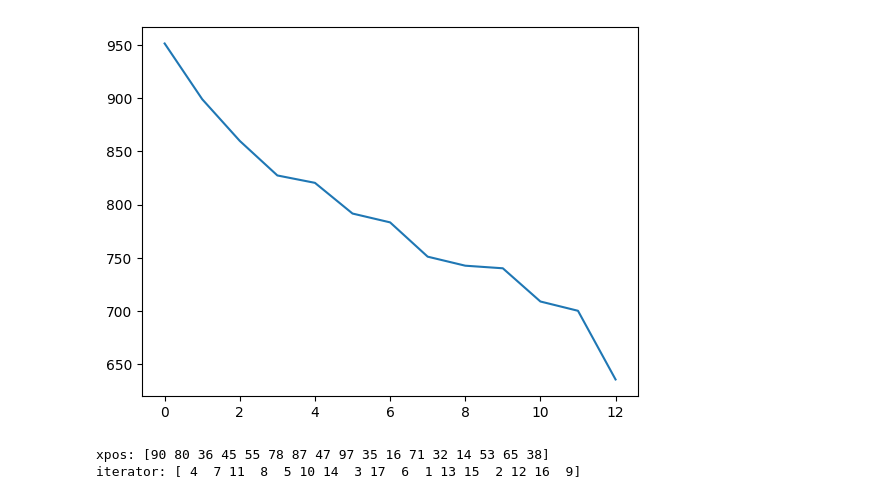
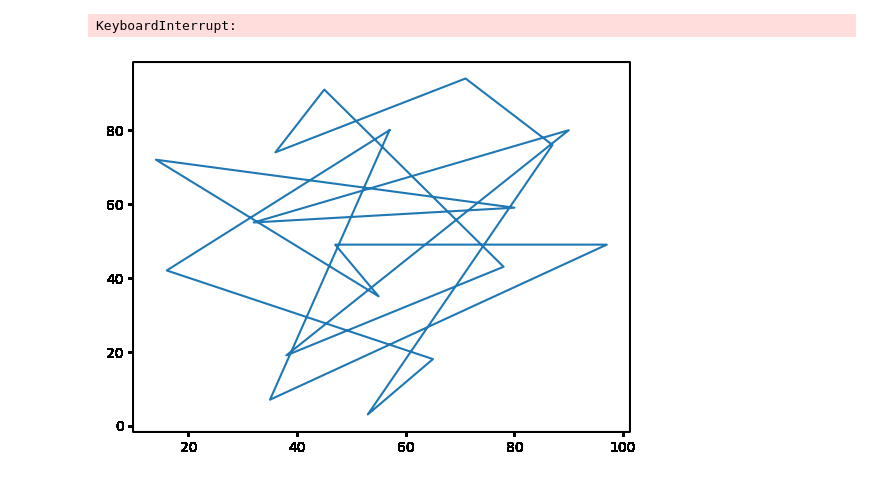
Before and after one commit to angelrodriguez0617/ECE-4850-Machine-Learning, a Jupyter notebook: project2/project2.ipynb, the cells around one changed output. Drawn from its saved outputs; the diff is of its cells as text; code cells hidden in the pictures.

Commit message:
subplot attempted lol

```diff
--- a/project2/project2.ipynb
+++ b/project2/project2.ipynb
@@ -37,37 +37,38 @@ def total_energy(x,y,iter):
     energy = get_distance(x[iter.size],y[iter.size],x[0],y[0])
     total_energy += energy
     return total_energy
 
 
 def swap(iter):
     rand_int = random.randrange(0, iterator.size - 2)
     iter[rand_int], iter[rand_int-1] = iter[rand_int-1], iter[rand_int]
     return iter
 
 energy_list = np.array([])
 energy_list = np.append(energy_list, total_energy(xpath,ypath,iterator))
 
+plt.ion()
+fig = plt.figure()
 for i in range(1000):
     iterator = swap(iterator)
     energy = total_energy(xpos,ypos,iterator)
-    #plt.plot(np.append(np.append(xpos[0],xpos[iterator]),xpos[0]), np.append(np.append(ypos[0],ypos[iterator]),ypos[0]))
-    #plt.draw()
-    #plt.pause(0.0001)
-    #plt.clf()
+    subplot = fig.add_subplot(1,1,1)
+    subplot.plot(np.append(np.append(xpos[0],xpos[iterator]),xpos[0]), np.append(np.append(ypos[0],ypos[iterator]),ypos[0]))
+    fig.canvas.draw()
+    fig.canvas.flush_events()
     if energy < energy_list[-1]:
         energy_list = np.append(energy_list, energy)
 
 plt.plot(energy_list)
 plt.show()
 
 # delta E = E_i - E_i-1
 
 # where E_i is current energy and
 # E_i-1  is previous energy
 
 # if delta E < 0, accept the current path
 # else, do nothing and keep the old path
 # %% [output]
+KeyboardInterrupt:
-[figure, old version]
+[figure, new version]
-xpos: [90 80 36 45 55 78 87 47 97 35 16 71 32 14 53 65 38]
-iterator: [ 4  7 11  8  5 10 14  3 17  6  1 13 15  2 12 16  9]
```
